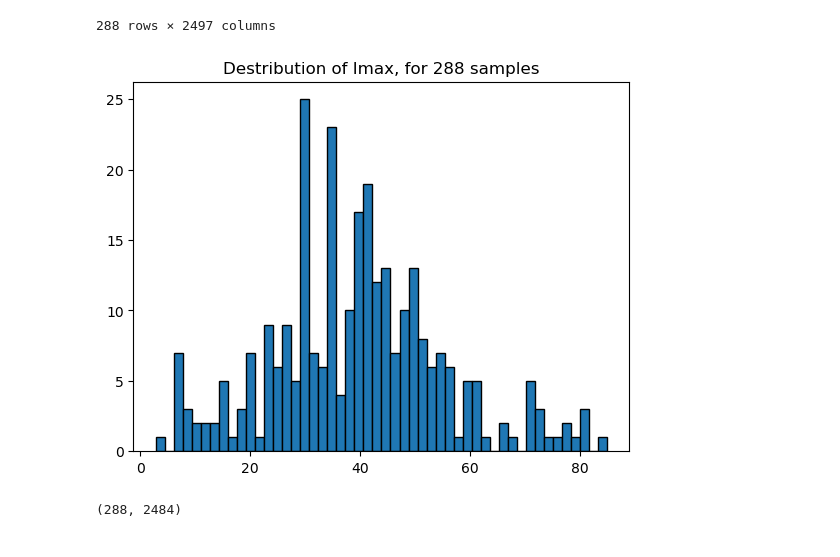
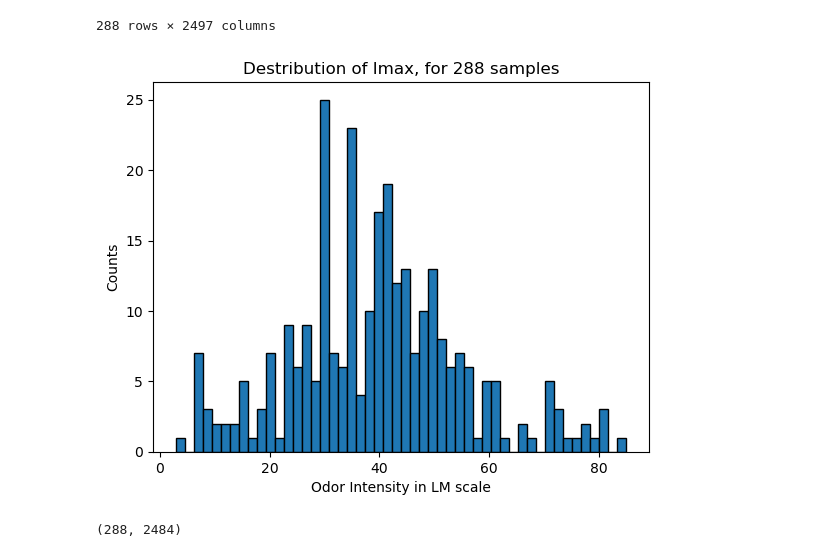
Before and after one commit to kiriyevskykiril/ai-program-2026, a Jupyter notebook: project_1/Imax_best_pred_v4.ipynb, the cells around one changed output. Cells and saved outputs as stored; diff of their text form; code cells hidden in the pictures.

```diff
--- a/project_1/Imax_best_pred_v4.ipynb
+++ b/project_1/Imax_best_pred_v4.ipynb
@@ -84,10 +84,12 @@ vY_Imax = waka_dragon_df['Imax']
 # %%
 import matplotlib.pyplot as plt
 plt.hist(vY_Imax, bins = 50, edgecolor='k')
 plt.title(f"Destribution of Imax, for {len(vY_Imax)} samples")
+plt.xlabel("Odor Intensity in LM scale")
+plt.ylabel("Counts")
 plt.show()
 # %% [output]
-[figure, old version]
+[figure, new version]
 # %%
 #first we remove features with zero variance
 from sklearn.feature_selection import VarianceThreshold
```
Also changed, not shown: parts of 17 cells of this notebook, 8 other files.
